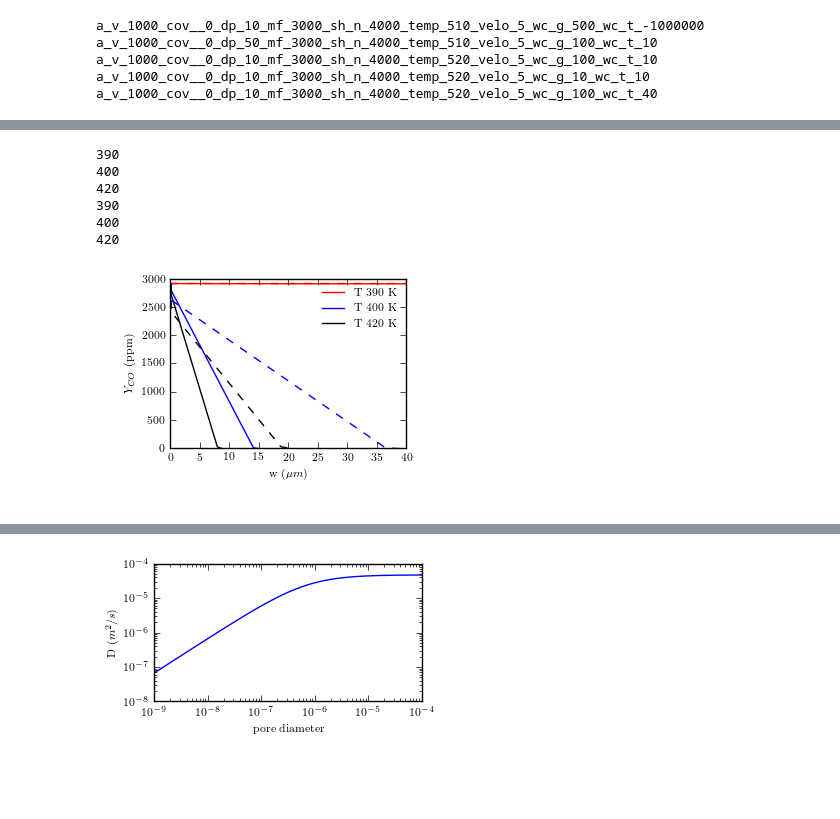
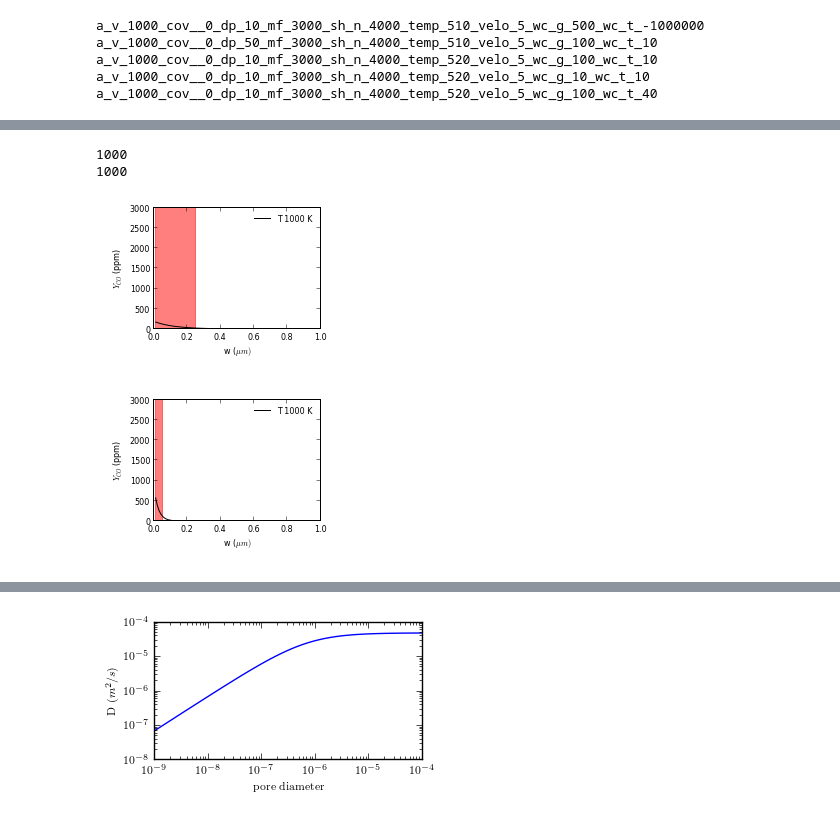
Before and after one commit to janvonrickenbach/sim-note-books, a Jupyter notebook: 1D-washcoat_tests.ipynb, the cells around one changed output, grey strips where cells are left out. Drawn from its saved outputs; the diff is of its cells as text; code cells hidden in the pictures; blank space fills up the shorter version.

```diff
--- a/1D-washcoat_tests.ipynb
+++ b/1D-washcoat_tests.ipynb
@@ -359,13 +358,13 @@ par_inputs = {}
 #par_inputs["dp"] = [10,50,100]
 #par_inputs["mf"] = [3000,1000,10000]
 
-par_inputs["sh_number"] = [4000,8000,2000]
+par_inputs["sh_number"] = [4000,8000,16000]
 par_inputs["velocity"] = [5]
 par_inputs["a_v"] = [1000]
-par_inputs["dp"] = [10,50,5,1000]
+par_inputs["dp"] = [10,50,5]
 par_inputs["mf"] = [3000,1000,10000]
-par_inputs["wc_thickness"] = [40,10,160,-1E6]
-par_inputs["wc_geo_area"] = [100,500,10,1]
+par_inputs["wc_thickness"] = [100,10,160,-1E6]
+par_inputs["wc_geo_area"] = [100,500,10,1,-1]
 par_inputs["nx"] = [64,128,32]
 par_inputs["t_fac"] = [1,10,0.1]
 par_inputs["x_cells"] = [20,40]
@@ -556,9 +550,8 @@ for sim in sim_list:
 KeyboardInterrupt:
 # %%
 def get_conv(sim):
-    gas = ca.importPhase(os.path.join(ref_folder,"cantera_input.cti"),"gas")
-    gas.setState_TPX(sim.sim_info["temperature"],1.015E5,[0.1,0.064,0.072,0.76,sim.sim_info["mf"]*1E-6])
-    mf_in=gas.massFractions()[4]
+    gas.TPX = [sim.sim_info["temperature"],1.015E5,[0.1,0,0,0.9-sim.sim_info["mf"]*1E-6,sim.sim_info["mf"]*1E-6]]
+    mf_in=gas.Y[4]
     eval_factor = sim.sim_info["sh_number"]/2000.
     eval_factor = 1
     try:
@@ -818,9 +854,3 @@ def get_cov(sim,idx):
         return sim.all_data[0][1][idx][0]
 #    except:
 #        print (sim.info.local["jobname"])
-# %%
-for sim in sim_list:
-    sim.sim_info["running"]=False
-
-    if sim.status() == "running":
-        sim.sim_info["running"]=True
@@ -846,46 +989,67 @@ KeyboardInterrupt:
 # %%
-temp_wc = [390,400,420]
+temp_wc = [1000]
 colors = ["r","b","k","g","y","m",'r']
-covs = [10,100]
+covs = [100,10]
 
-markers = ["-","--"]
+markers = ["-","-"]
 
-fig = pl.figure(figsize=figsize)
-ax = fig.add_subplot(1,1,1)
+
 
 for cov,mark in zip(covs,markers):
-
+    fig = pl.figure(figsize=figsize)
+    ax = fig.add_subplot(1,1,1)
     for temp,col in zip(temp_wc,colors):
       print(temp)
-      for sim in  filter_simulations(sim_list_py,cov_CO=0,dp=cov,wc_geo_area=100,sh_number=4000,mf=3000,temperature=temp,wc_thickness=40,velocity=5,a_v=1000,nx=64,t_fac=1,x_cells=20):
+      for sim in  filter_simulations(sim_list_py,cov_CO=1,dp=cov,wc_geo_area=100,sh_number=4000,mf=3000,temperature=temp,wc_thickness=40,velocity=5,a_v=1000,nx=64,t_fac=1,x_cells=20):
         grid = []
         for val in range(1,sim.sim_info["nx"]+1):
             grid.append((1-1.1**val)/(1-1.1))
         grid = np.array(grid) / grid[-1] * sim.sim_info["wc_thickness"]
         grid = np.insert(grid,0,0)
         if sim.sim_info["cov_CO"]== 0:
           marker = "o"
           lab = "heating"
         else:
             marker = "x"
             lab  = "cooling"
             lab  = ""
         label = str(sim.sim_info["temperature"])+"_"+str(sim.sim_info["res"])
-        ax.plot(grid,sim.all_data[0][1][4][:]*1E6,label="T "+str(temp)+" K",linestyle=mark,color=col)
+        ax.plot(grid[1:],sim.all_data[0][1][4][1:]*1E6,label="T "+str(temp)+" K",linestyle=mark,color="k")
 #        ax.plot([item[1][4][0] for item in sim.all_data],label="T= "+str(temp)+" K , $d_{wc}$ ="+str(sim.sim_info["dp"]) + " nm",linestyle=mark,color=col)
 
         ax.set_xlabel("w ($\mu m)$")
         ax.set_ylabel("$Y_{CO}$ (ppm)")
+        ax.set_xlim([0.00,1])
+        ax.set_ylim([0,3000])
 
-handles, labels = ax.get_legend_handles_labels()
-ax.legend(handles[:3],labels[:3],loc=0,frameon=False)
-pl.gcf().tight_layout()
-pl.gcf().savefig("wc_plots/wc_detail.eps")
+        prod = []
+        for cell_idx in range(len(sim.all_data[0][1][4][:])-1):
+            data = np.array(sim.all_data[0][1])
+            gas.TPX = (temp,1.015E5,data[:5,cell_idx])
+#       gas.setState_TPX(temp,1.015E5,[0.1,0.064,0.072,0.76,0.00003])
+
+            interface.TPX = (temp,1E5,data[5:-1,cell_idx])
+            prod.append(interface.net_rates_of_progress[4])
+
+        prod = np.array(prod)
+        prod = prod/max(prod)
+
+        grid_prod = grid[1:]
+#        ax.plot(grid_prod,prod*3000,"--",color=col)
+
+        ltp1 = grid_prod[np.where(prod>0.1)]
+
+        ax.add_patch(pl.Rectangle([min(ltp1),0],max(ltp1)-min(ltp1),3000,fill=True,alpha=0.5,color=col))
+
+
+
+
+    handles, labels = ax.get_legend_handles_labels()
+    ax.legend(handles[:],labels[:],loc=0,frameon=False)
+    pl.gcf().tight_layout()
+    pl.gcf().savefig("wc_plots/wc_detail_heat_pres_"+str(cov)+".png",dpi=300,)
 # %% [output]
-390
-400
-420
-390
-400
-420
+1000
+1000
-[figure, old version]
+[figure, new version]
+[figure, added]
```
Also changed, not shown: parts of 47 cells of this notebook.
